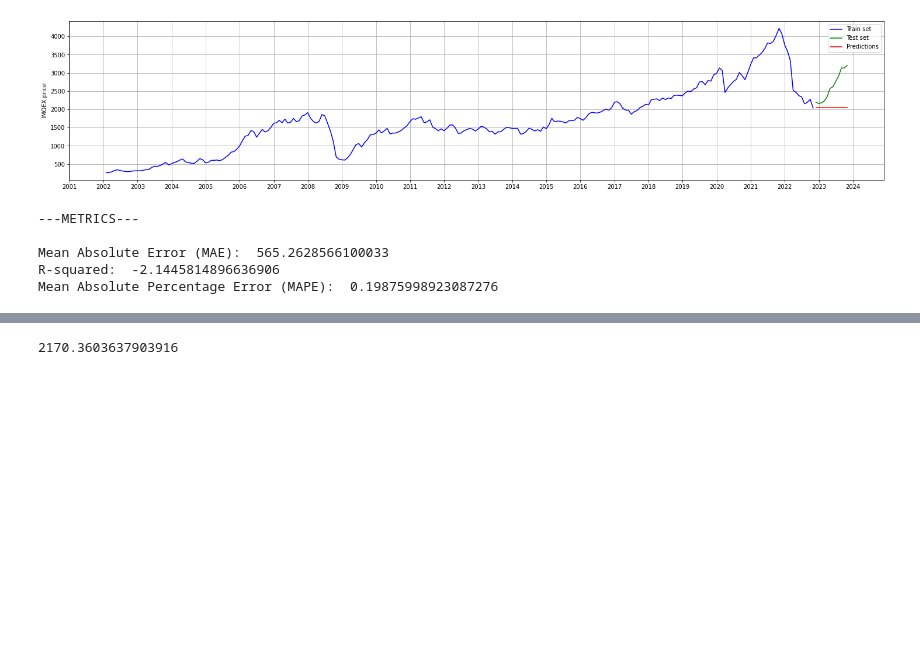
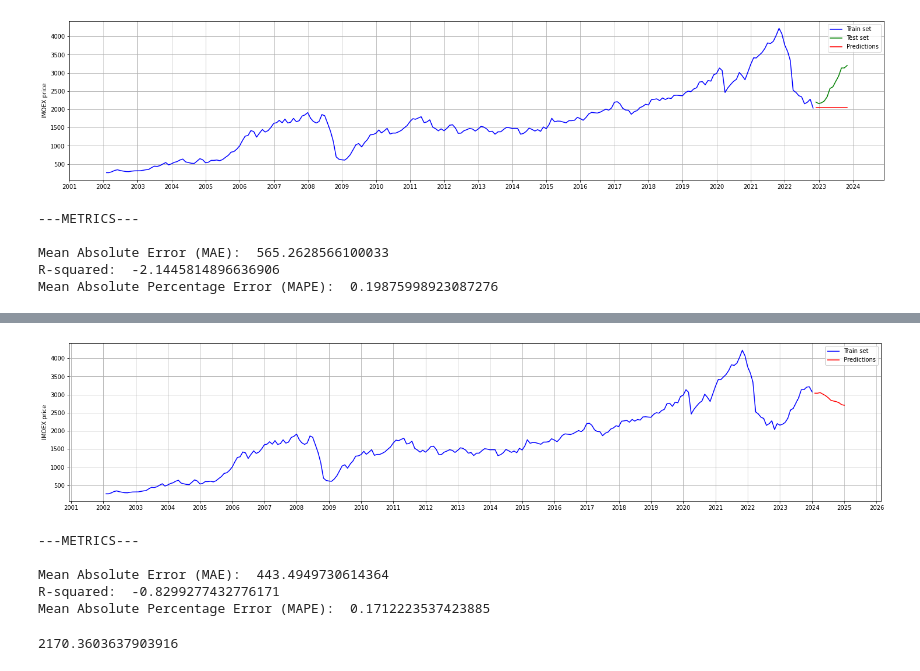
Before and after one commit to PaLashilo/PredictIMOEX, a Jupyter notebook: ARIMA.ipynb, the cells around one changed output, grey strips where cells are left out. Drawn from its saved outputs; the diff is of its cells as text; code cells hidden in the pictures; blank space fills up the shorter version.

```diff
--- a/ARIMA.ipynb
+++ b/ARIMA.ipynb
@@ -185,7 +192,8 @@ q - определяется по количеству статистическ
 # %%
 months_to_predict = options['months_to_predict']
 
-model = ARIMA(df.CLOSE[:-months_to_predict], order=(options['p'], options['d'], options['q']))  # (p, d, q)
+model = ARIMA(df.CLOSE[:-months_to_predict], order=(p, d, q))  # (p, d, q)
+
 model_fit = model.fit()
 
 print(model_fit.summary())
@@ -277,3 +316,35 @@ Mean Absolute Percentage Error (MAPE):  0.19875998923087276
+# %%
+def plot_graphs(forecast, months_to_predict):
+    # plot
+    plt.figure(figsize=(25, 5))
+
+    plt.plot(df.index, df.CLOSE, label = "Train set", color = "b")
+    plt.plot(forecast, label = "Predictions", color = "r")
+
+    plt.ticklabel_format(axis='y', style='plain')
+    plt.grid(True)
+    plt.legend()
+    plt.ylabel("IMOEX price")
+    years = YearLocator()
+    plt.gca().xaxis.set_major_locator(years)
+
+    plt.show()
+
+    # metrics
+    actual_data = df.CLOSE[-months_to_predict:]
+    print("\n---METRICS---\n")
+    print("Mean Absolute Error (MAE): ", mean_absolute_error(actual_data, forecast))
+    print("R-squared: ", r2_score(actual_data, forecast))
+    print("Mean Absolute Percentage Error (MAPE): ", mean_absolute_percentage_error(actual_data, forecast))
+
+plot_graphs(forecast, months_to_predict)
+# %% [output]
+[figure, added]
+---METRICS---
+
+Mean Absolute Error (MAE):  443.4949730614364
+R-squared:  -0.8299277432776171
+Mean Absolute Percentage Error (MAPE):  0.1712223537423885
 # %%
 catboost = CatBoostRegressor()
 df['numerical_date'] = pd.to_datetime(df.index).view('int64') // 10**9
```
Also changed, not shown: parts of 6 cells of this notebook.
